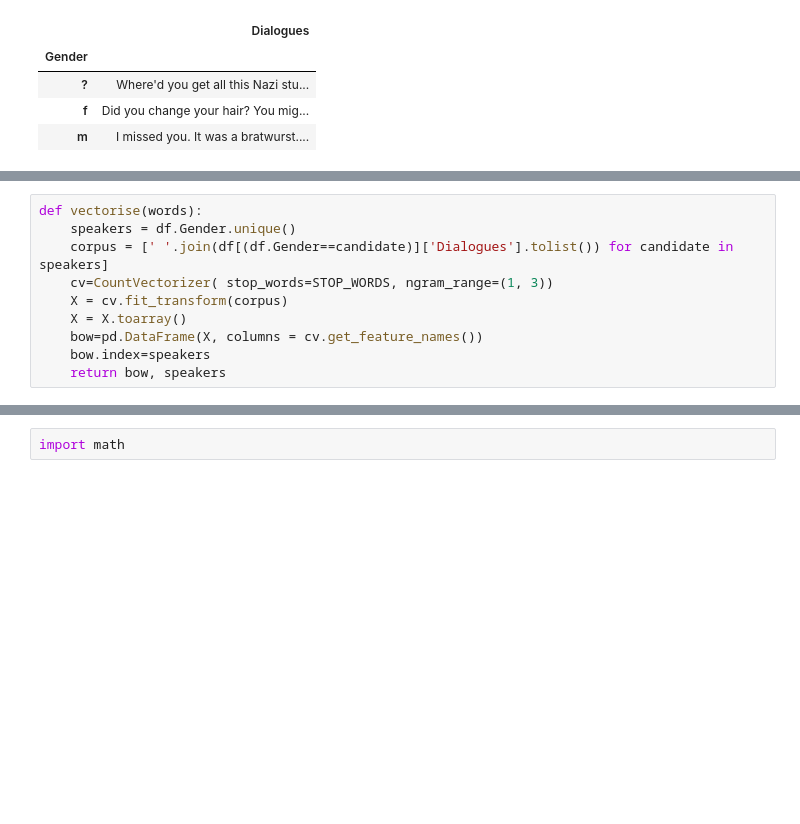
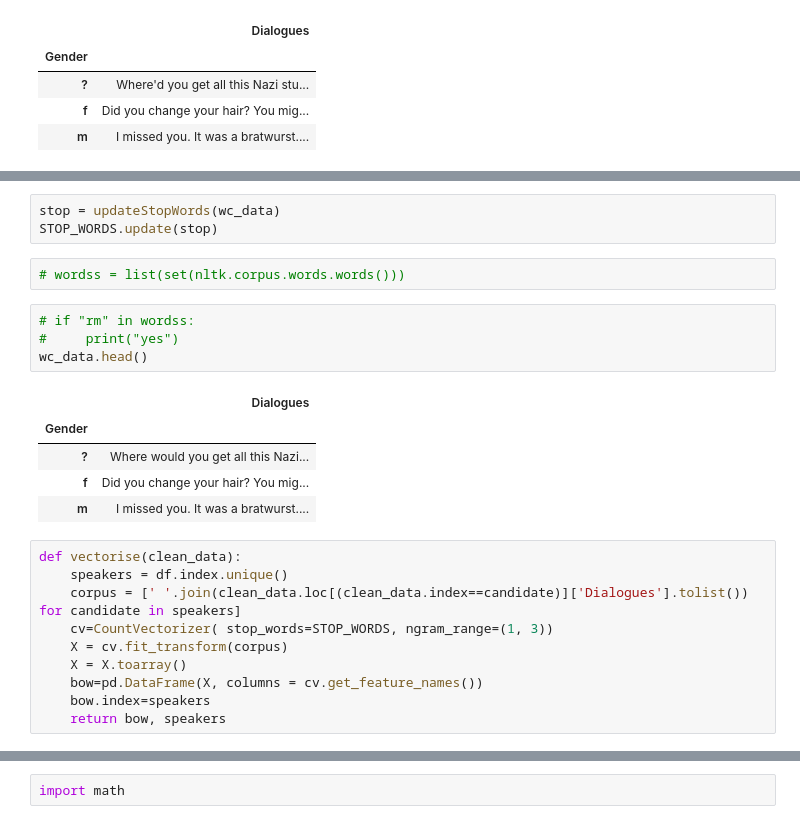
Before and after one commit to hellomasaya/sexism-in-movies, a Jupyter notebook: src/task3-wordcloud.ipynb, the cells around one changed output, grey strips where cells are left out. Saved outputs shown, nothing was run; the diff lists cells and outputs as text; blank space fills up the shorter version.

```diff
--- a/src/task3-wordcloud.ipynb
+++ b/src/task3-wordcloud.ipynb
@@ -118,7 +162,22 @@ wc_data.head()
+# %%
+stop = updateStopWords(wc_data)
+STOP_WORDS.update(stop)
+# %%
+# wordss = list(set(nltk.corpus.words.words()))
+# %%
+# if "rm" in wordss:
+#     print("yes")
+wc_data.head()
+# %% [output]
+|  | Dialogues |
+| Gender |  |
+| ? | Where would you get all this Nazi... |
+| f | Did you change your hair? You mig... |
+| m | I missed you. It was a bratwurst.... |
 # %%
-def vectorise(words):
-    speakers = df.Gender.unique()
-    corpus = [' '.join(df[(df.Gender==candidate)]['Dialogues'].tolist()) for candidate in speakers]
+def vectorise(clean_data):
+    speakers = df.index.unique()
+    corpus = [' '.join(clean_data.loc[(clean_data.index==candidate)]['Dialogues'].tolist()) for candidate in speakers]
     cv=CountVectorizer( stop_words=STOP_WORDS, ngram_range=(1, 3))
     X = cv.fit_transform(corpus)
     X = X.toarray()
```
Also changed, not shown: parts of 16 cells of this notebook, 24 other files.
